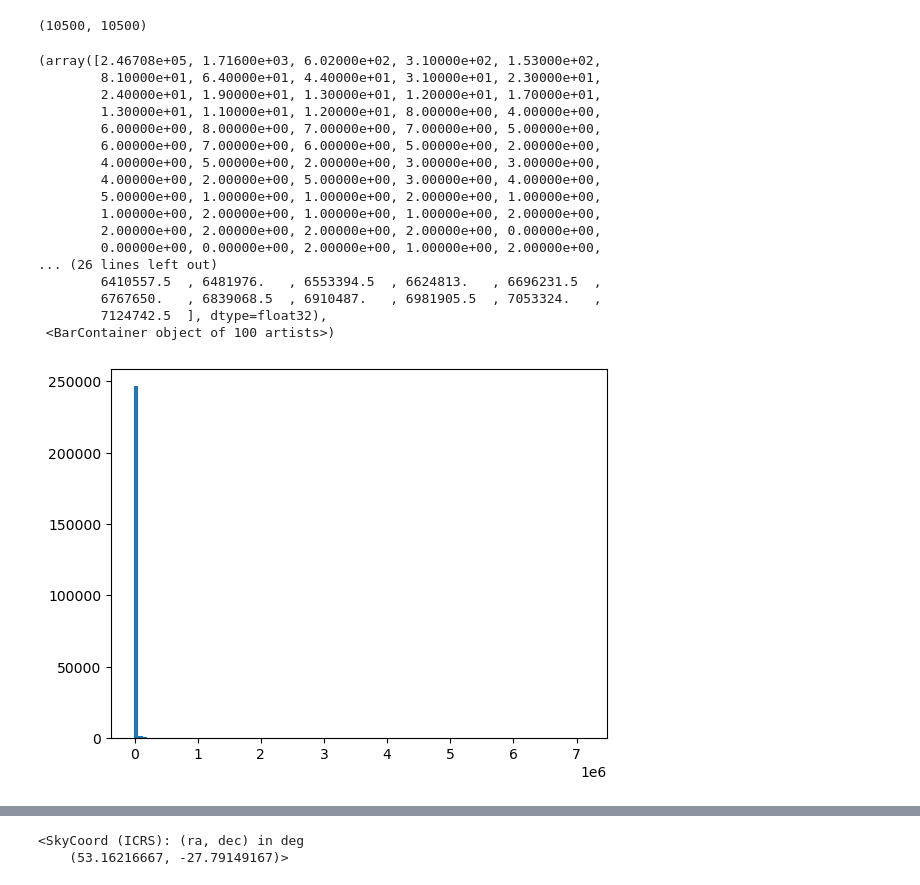
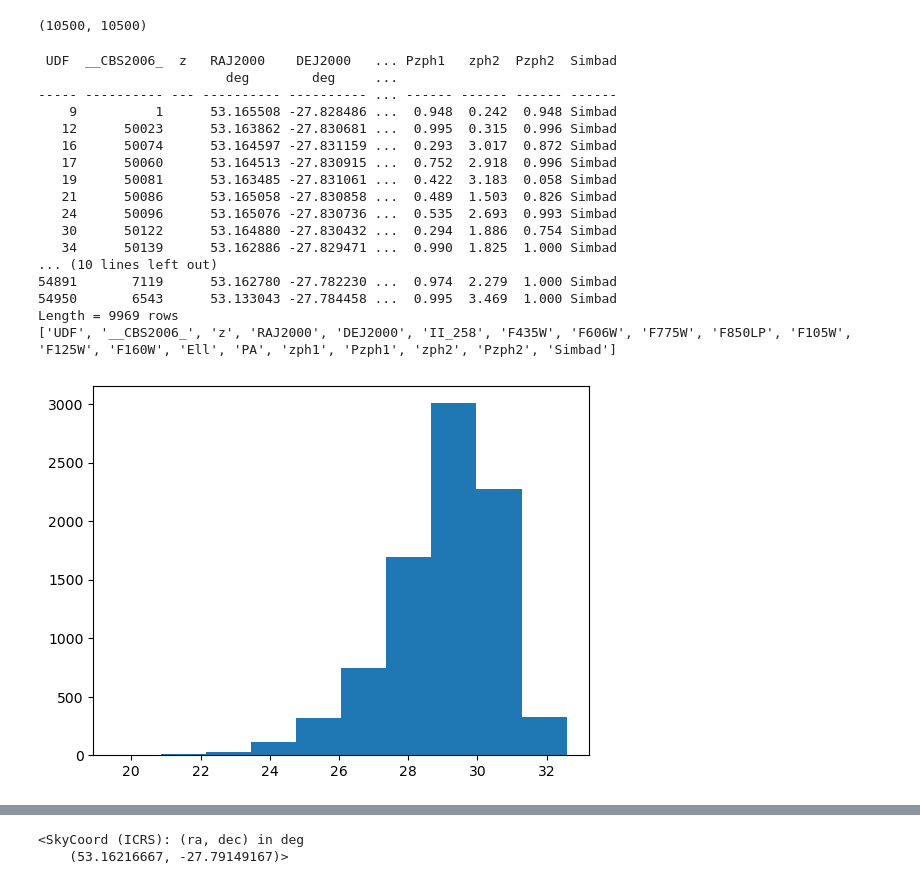
Before and after one commit to Kkev1229/Astr142-Project2, a Jupyter notebook: test.ipynb, the cells around one changed output, grey strips where cells are left out. Cells and saved outputs as stored; diff of their text form; code cells hidden in the pictures.

```diff
--- a/test.ipynb
+++ b/test.ipynb
@@ -47,26 +43 @@ log_hist_data = np.log10(hist_data)
-# %%
-fig, axes = plt.subplots()
-axes.hist(hist_data, bins=100)
-#axes.set_xscale('log')
-#axes.set_xlim(left=1.5)
-#axes.set_ylim(top=100)
-# %% [output]
-(array([2.46708e+05, 1.71600e+03, 6.02000e+02, 3.10000e+02, 1.53000e+02,
-        8.10000e+01, 6.40000e+01, 4.40000e+01, 3.10000e+01, 2.30000e+01,
-        2.40000e+01, 1.90000e+01, 1.30000e+01, 1.20000e+01, 1.70000e+01,
-        1.30000e+01, 1.10000e+01, 1.20000e+01, 8.00000e+00, 4.00000e+00,
-        6.00000e+00, 8.00000e+00, 7.00000e+00, 7.00000e+00, 5.00000e+00,
-        6.00000e+00, 7.00000e+00, 6.00000e+00, 5.00000e+00, 2.00000e+00,
-        4.00000e+00, 5.00000e+00, 2.00000e+00, 3.00000e+00, 3.00000e+00,
-        4.00000e+00, 2.00000e+00, 5.00000e+00, 3.00000e+00, 4.00000e+00,
-        5.00000e+00, 1.00000e+00, 1.00000e+00, 2.00000e+00, 1.00000e+00,
-        1.00000e+00, 2.00000e+00, 1.00000e+00, 1.00000e+00, 2.00000e+00,
-        2.00000e+00, 2.00000e+00, 2.00000e+00, 2.00000e+00, 0.00000e+00,
-        0.00000e+00, 0.00000e+00, 2.00000e+00, 1.00000e+00, 2.00000e+00,
-... (26 lines left out)
-        6410557.5  , 6481976.   , 6553394.5  , 6624813.   , 6696231.5  ,
-        6767650.   , 6839068.5  , 6910487.   , 6981905.5  , 7053324.   ,
-        7124742.5  ], dtype=float32),
- <BarContainer object of 100 artists>)
-[figure, removed]
 # %%
@@ -83,0 +60,32 @@ hudf_rgb = make_lupton_rgb(r, g, b, Q=0.0001, stretch=0.004, filename='hudf.jpeg
+# %%
+Vizier.ROW_LIMIT = 10000
+catalog_name = 'J/AJ/150/31'
+catalog = Vizier.get_catalogs(catalog_name)
+photo_z_catalog = catalog[0]
+print(photo_z_catalog)
+print(photo_z_catalog.keys())
+plt.hist(photo_z_catalog['F435W'])
+photo_z_catalog = photo_z_catalog[np.where(photo_z_catalog['F606W']<25)]
+photo_z1 = photo_z_catalog['zph1']
+photo_z2 = photo_z_catalog['zph2']
+ra = photo_z_catalog['RAJ2000']
+dec = photo_z_catalog['DEJ2000']
+# %% [output]
+ UDF  __CBS2006_  z   RAJ2000    DEJ2000   ... Pzph1   zph2  Pzph2  Simbad
+                        deg        deg     ...
+----- ---------- --- ---------- ---------- ... ------ ------ ------ ------
+    9          1      53.165508 -27.828486 ...  0.948  0.242  0.948 Simbad
+   12      50023      53.163862 -27.830681 ...  0.995  0.315  0.996 Simbad
+   16      50074      53.164597 -27.831159 ...  0.293  3.017  0.872 Simbad
+   17      50060      53.164513 -27.830915 ...  0.752  2.918  0.996 Simbad
+   19      50081      53.163485 -27.831061 ...  0.422  3.183  0.058 Simbad
+   21      50086      53.165058 -27.830858 ...  0.489  1.503  0.826 Simbad
+   24      50096      53.165076 -27.830736 ...  0.535  2.693  0.993 Simbad
+   30      50122      53.164880 -27.830432 ...  0.294  1.886  0.754 Simbad
+   34      50139      53.162886 -27.829471 ...  0.990  1.825  1.000 Simbad
+... (10 lines left out)
+54891       7119      53.162780 -27.782230 ...  0.974  2.279  1.000 Simbad
+54950       6543      53.133043 -27.784458 ...  0.995  3.469  1.000 Simbad
+Length = 9969 rows
+['UDF', '__CBS2006_', 'z', 'RAJ2000', 'DEJ2000', 'II_258', 'F435W', 'F606W', 'F775W', 'F850LP', 'F105W', 'F125W', 'F160W', 'Ell', 'PA', 'zph1', 'Pzph1', 'zph2', 'Pzph2', 'Simbad']
+[figure, added]
```
Also changed, not shown: parts of 20 cells of this notebook, 1 other file.
